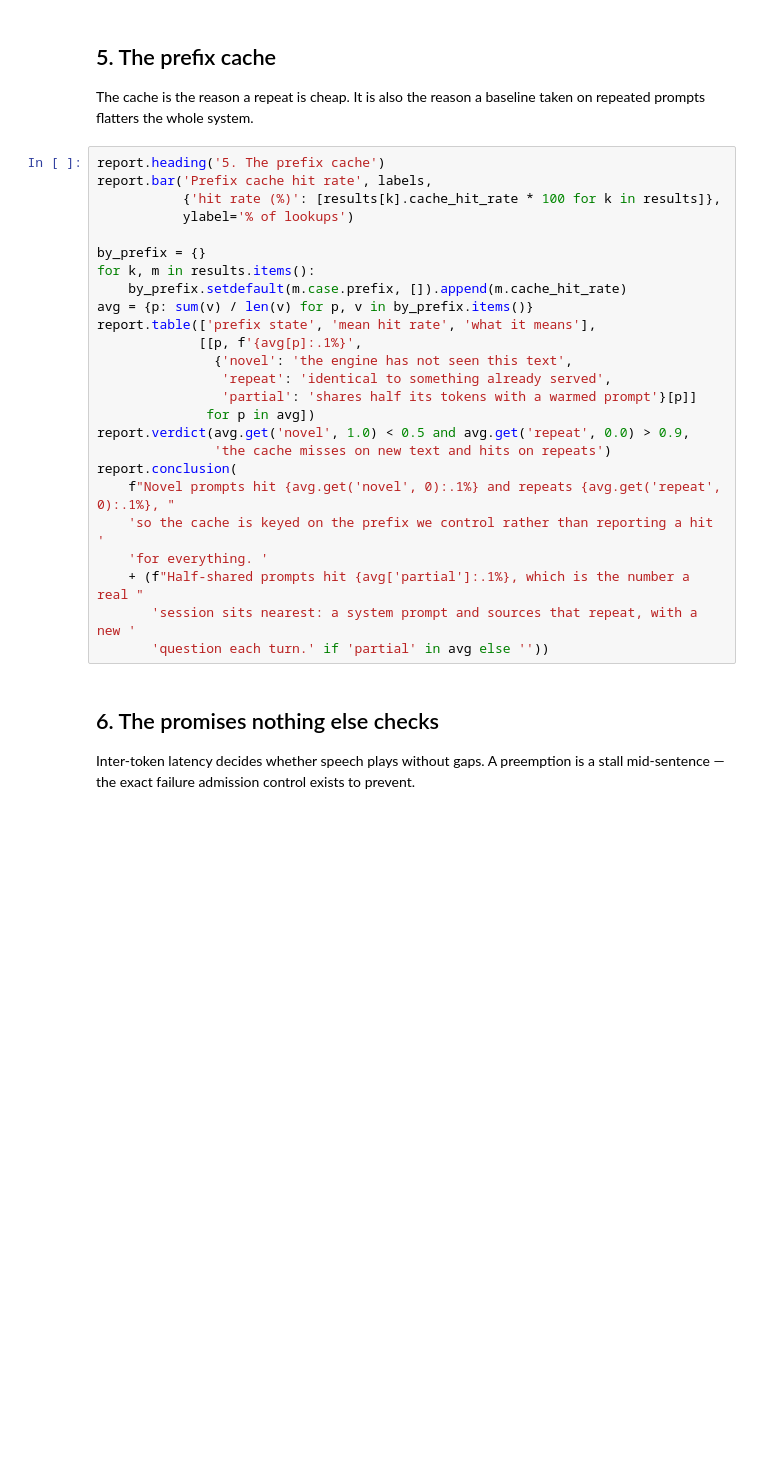
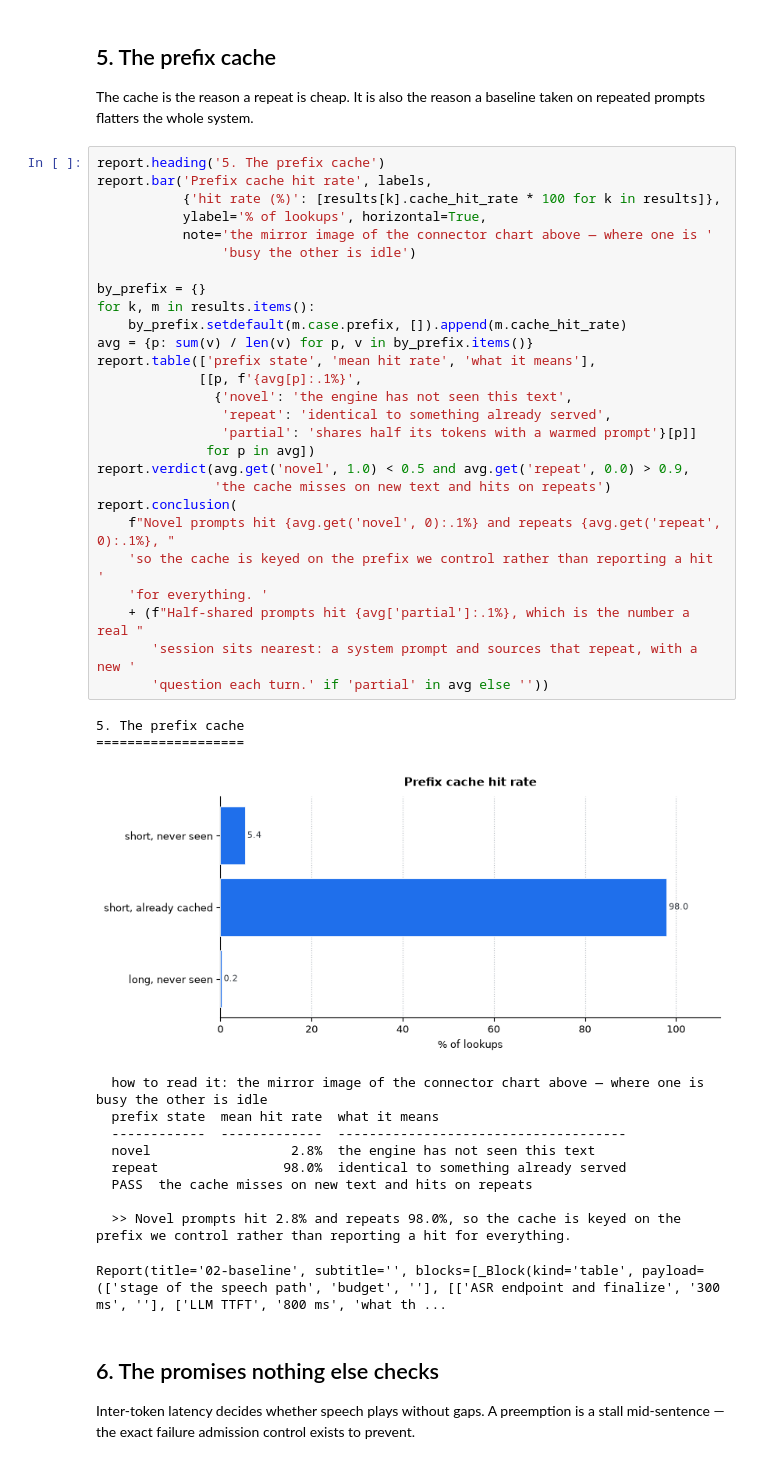
Before and after one commit to harshuljain13/Dodona, a Jupyter notebook: benchmarking/02-baseline/notebook.ipynb, the cells around one changed output. Saved outputs shown, nothing was run; the diff lists cells and outputs as text; blank space fills up the shorter version.

```diff
--- a/benchmarking/02-baseline/notebook.ipynb
+++ b/benchmarking/02-baseline/notebook.ipynb
@@ -182,28 +264,43 @@ taken on repeated prompts flatters the whole system.
 # %%
 report.heading('5. The prefix cache')
 report.bar('Prefix cache hit rate', labels,
            {'hit rate (%)': [results[k].cache_hit_rate * 100 for k in results]},
-           ylabel='% of lookups')
+           ylabel='% of lookups', horizontal=True,
+           note='the mirror image of the connector chart above — where one is '
+                'busy the other is idle')
 
 by_prefix = {}
 for k, m in results.items():
     by_prefix.setdefault(m.case.prefix, []).append(m.cache_hit_rate)
 avg = {p: sum(v) / len(v) for p, v in by_prefix.items()}
 report.table(['prefix state', 'mean hit rate', 'what it means'],
              [[p, f'{avg[p]:.1%}',
                {'novel': 'the engine has not seen this text',
                 'repeat': 'identical to something already served',
                 'partial': 'shares half its tokens with a warmed prompt'}[p]]
               for p in avg])
 report.verdict(avg.get('novel', 1.0) < 0.5 and avg.get('repeat', 0.0) > 0.9,
                'the cache misses on new text and hits on repeats')
 report.conclusion(
     f"Novel prompts hit {avg.get('novel', 0):.1%} and repeats {avg.get('repeat', 0):.1%}, "
     'so the cache is keyed on the prefix we control rather than reporting a hit '
     'for everything. '
     + (f"Half-shared prompts hit {avg['partial']:.1%}, which is the number a real "
        'session sits nearest: a system prompt and sources that repeat, with a new '
        'question each turn.' if 'partial' in avg else ''))
+# %% [output]
+5. The prefix cache
+===================
+[figure, added]
+  how to read it: the mirror image of the connector chart above — where one is busy the other is idle
+  prefix state  mean hit rate  what it means
+  ------------  -------------  -------------------------------------
+  novel                  2.8%  the engine has not seen this text
+  repeat                98.0%  identical to something already served
+  PASS  the cache misses on new text and hits on repeats
+
+  >> Novel prompts hit 2.8% and repeats 98.0%, so the cache is keyed on the prefix we control rather than reporting a hit for everything.
+Report(title='02-baseline', subtitle='', blocks=[_Block(kind='table', payload=(['stage of the speech path', 'budget', ''], [['ASR endpoint and finalize', '300 ms', ''], ['LLM TTFT', '800 ms', 'what th ...
 # %% [markdown]
 ## 6. The promises nothing else checks
 
```
Also changed, not shown: parts of 7 cells of this notebook, 1 other file.
